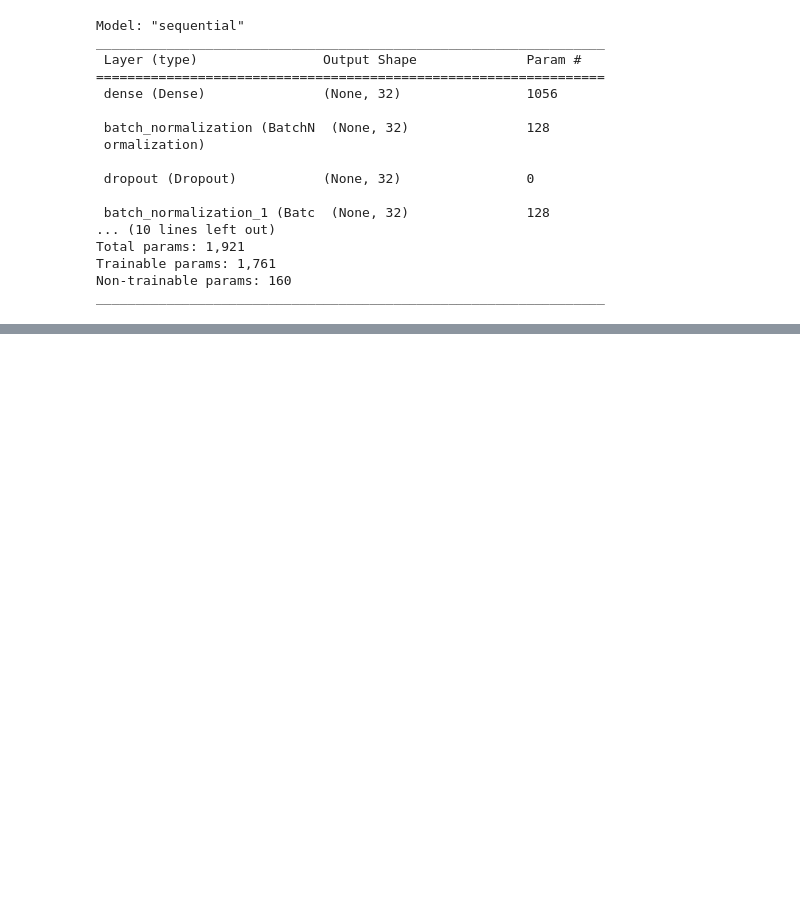
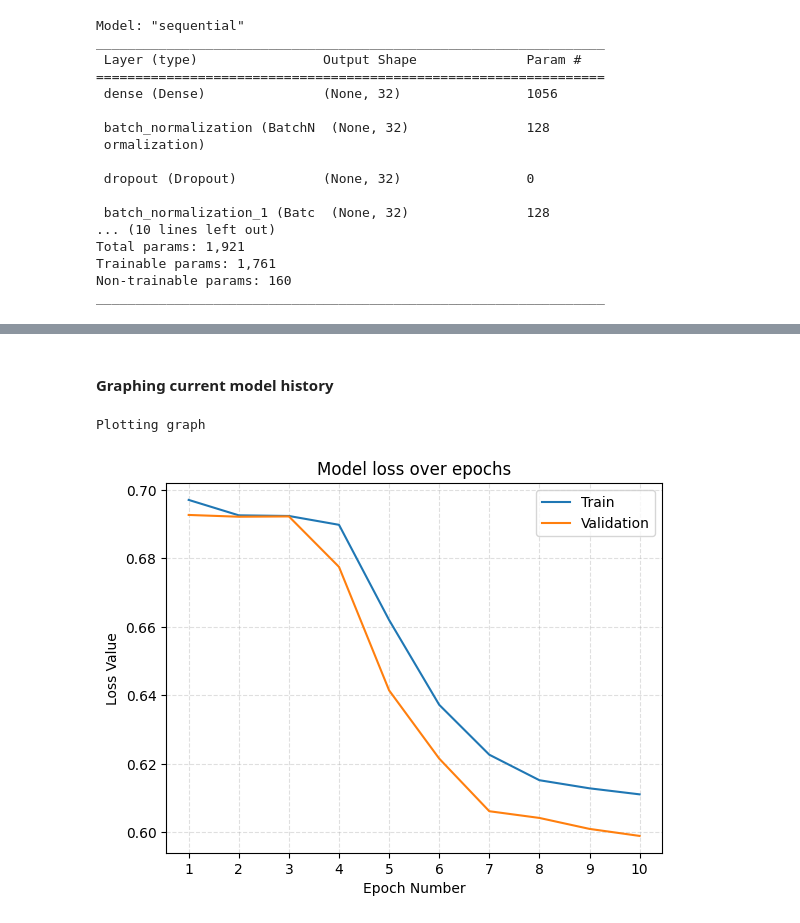
Before and after one commit to Hmace52/Project-Code, a Jupyter notebook: StreamParkMillerApproaches.ipynb, the cells around one changed output, grey strips where cells are left out. Saved outputs shown, nothing was run; the diff lists cells and outputs as text; code cells hidden in the pictures; blank space fills up the shorter version.

```diff
--- a/StreamParkMillerApproaches.ipynb
+++ b/StreamParkMillerApproaches.ipynb
@@ -214,7 +214,7 @@ def seedGenerator(seed): PRNGHandler.seed_PRNG(seed)
 # %%
 ### Setting parameters
 # Sets paramemters for generating train/test data
-num_blocks = 15000
+num_blocks = 20000
 sequence_length = 32
 
 # Number of samples must be a multiple of 100 to prevent an error
@@ -489,0 +520,27 @@ Epoch 10/10
+# %% [markdown]
+#### Graphing current model history
+# %%
+print("Plotting graph")
+# Plot training & validation loss values
+# Plots loss data
+plt.plot(range(1, epochs+1), history.history['loss'])
+plt.plot(range(1, epochs+1), history.history['val_loss'])
+# Plots a label for each axis
+plt.ylabel('Loss Value')
+plt.xlabel('Epoch Number')
+# Plots the title
+plt.title('Model loss over epochs')
+# Plots the legend for each loss
+plt.legend(['Train', 'Validation'], loc='upper right')
+
+# Sets grid for plot
+plt.grid(linestyle='--', alpha=0.4)
+# Ensures the x-axis only contains integers
+plt.xticks(range(1, epochs+1))
+
+
+# Displays plot
+plt.show()
+# %% [output]
+Plotting graph
+[figure, added]
```
Also changed, not shown: parts of 18 cells of this notebook, 1 other file.
